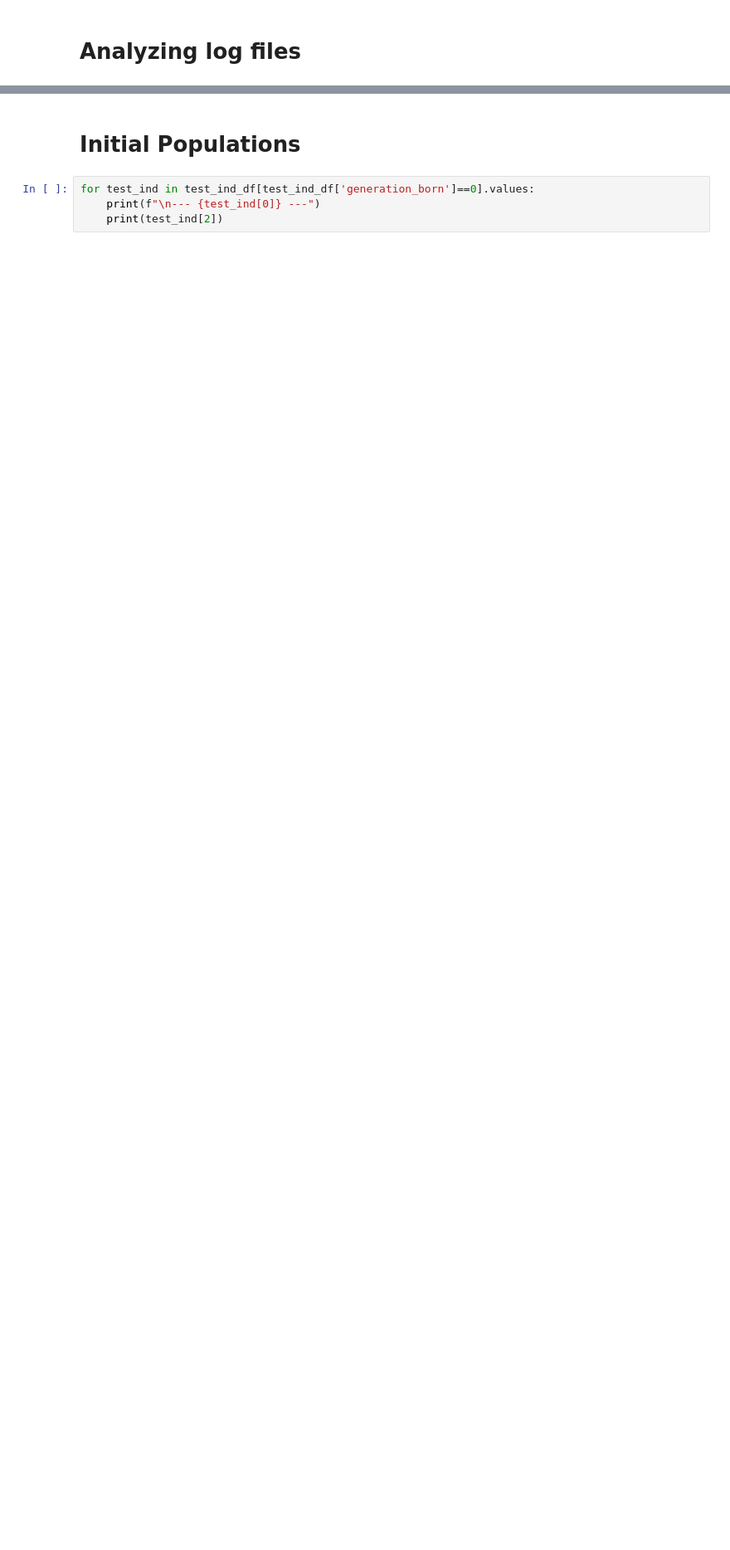
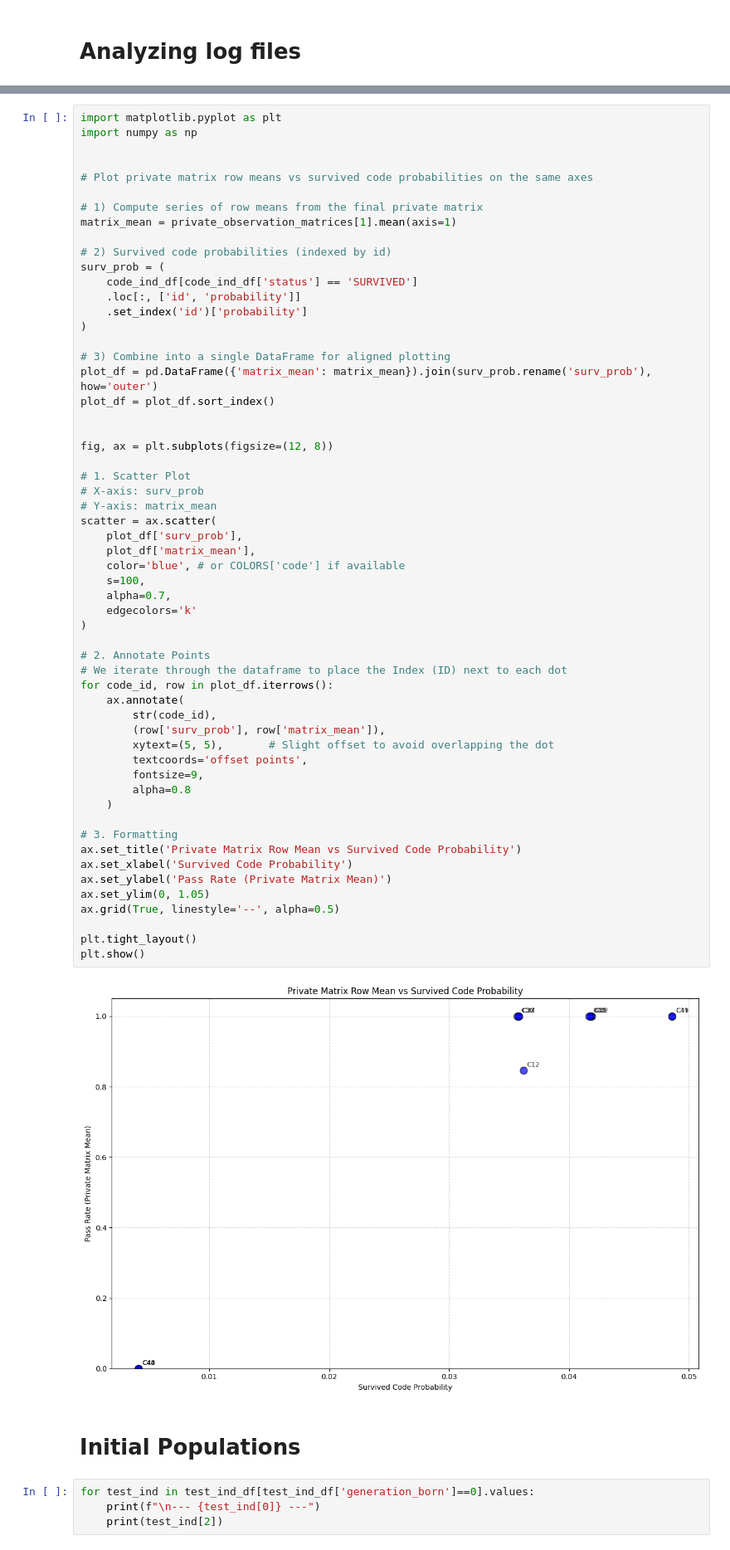
Before and after one commit to wso2-incubator/BACE, a Jupyter notebook: Experiments/notebooks/coevolution/gen_log_analyzer.ipynb, the cells around one changed output, grey strips where cells are left out. Shown at 83% size. Drawn from its saved outputs; the diff is of its cells as text; blank space fills up the shorter version.

```diff
--- a/Experiments/notebooks/coevolution/gen_log_analyzer.ipynb
+++ b/Experiments/notebooks/coevolution/gen_log_analyzer.ipynb
@@ -1547,3 +1556,62 @@ plot_test_probability_progression(test_progression_df)
+# %%
+import matplotlib.pyplot as plt
+import numpy as np
+
+
+# Plot private matrix row means vs survived code probabilities on the same axes
+
+# 1) Compute series of row means from the final private matrix
+matrix_mean = private_observation_matrices[1].mean(axis=1)
+
+# 2) Survived code probabilities (indexed by id)
+surv_prob = (
+    code_ind_df[code_ind_df['status'] == 'SURVIVED']
+    .loc[:, ['id', 'probability']]
+    .set_index('id')['probability']
+)
+
+# 3) Combine into a single DataFrame for aligned plotting
+plot_df = pd.DataFrame({'matrix_mean': matrix_mean}).join(surv_prob.rename('surv_prob'), how='outer')
+plot_df = plot_df.sort_index()
+
+
+fig, ax = plt.subplots(figsize=(12, 8))
+
+# 1. Scatter Plot
+# X-axis: surv_prob
+# Y-axis: matrix_mean
+scatter = ax.scatter(
+    plot_df['surv_prob'],
+    plot_df['matrix_mean'],
+    color='blue', # or COLORS['code'] if available
+    s=100,
+    alpha=0.7,
+    edgecolors='k'
+)
+
+# 2. Annotate Points
+# We iterate through the dataframe to place the Index (ID) next to each dot
+for code_id, row in plot_df.iterrows():
+    ax.annotate(
+        str(code_id),
+        (row['surv_prob'], row['matrix_mean']),
+        xytext=(5, 5),       # Slight offset to avoid overlapping the dot
+        textcoords='offset points',
+        fontsize=9,
+        alpha=0.8
+    )
+
+# 3. Formatting
+ax.set_title('Private Matrix Row Mean vs Survived Code Probability')
+ax.set_xlabel('Survived Code Probability')
+ax.set_ylabel('Pass Rate (Private Matrix Mean)')
+ax.set_ylim(0, 1.05)
+ax.grid(True, linestyle='--', alpha=0.5)
+
+plt.tight_layout()
+plt.show()
+# %% [output]
+[figure, added]
 # %% [markdown]
 # Initial Populations
 # %%
```
Also changed, not shown: parts of 12 cells of this notebook, 3 other files.
